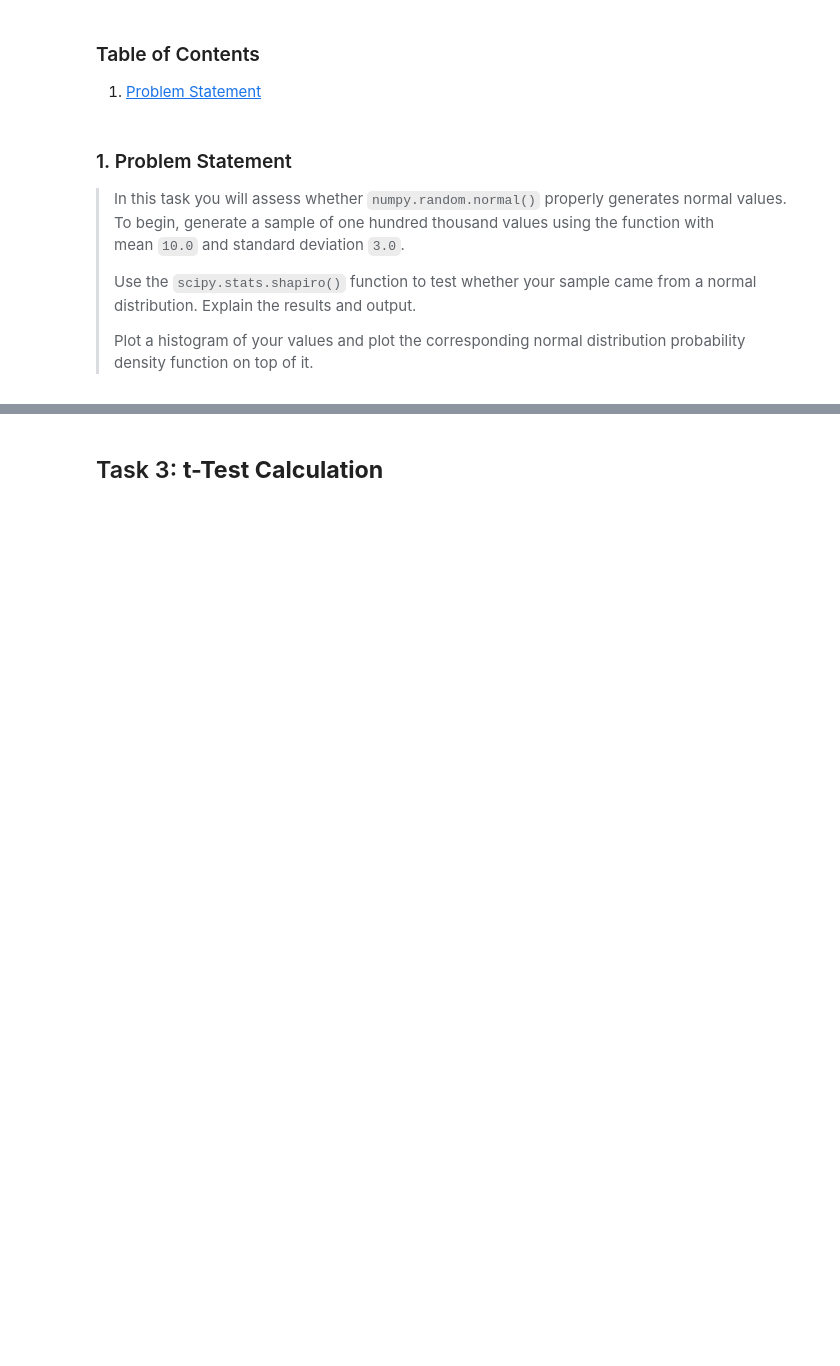
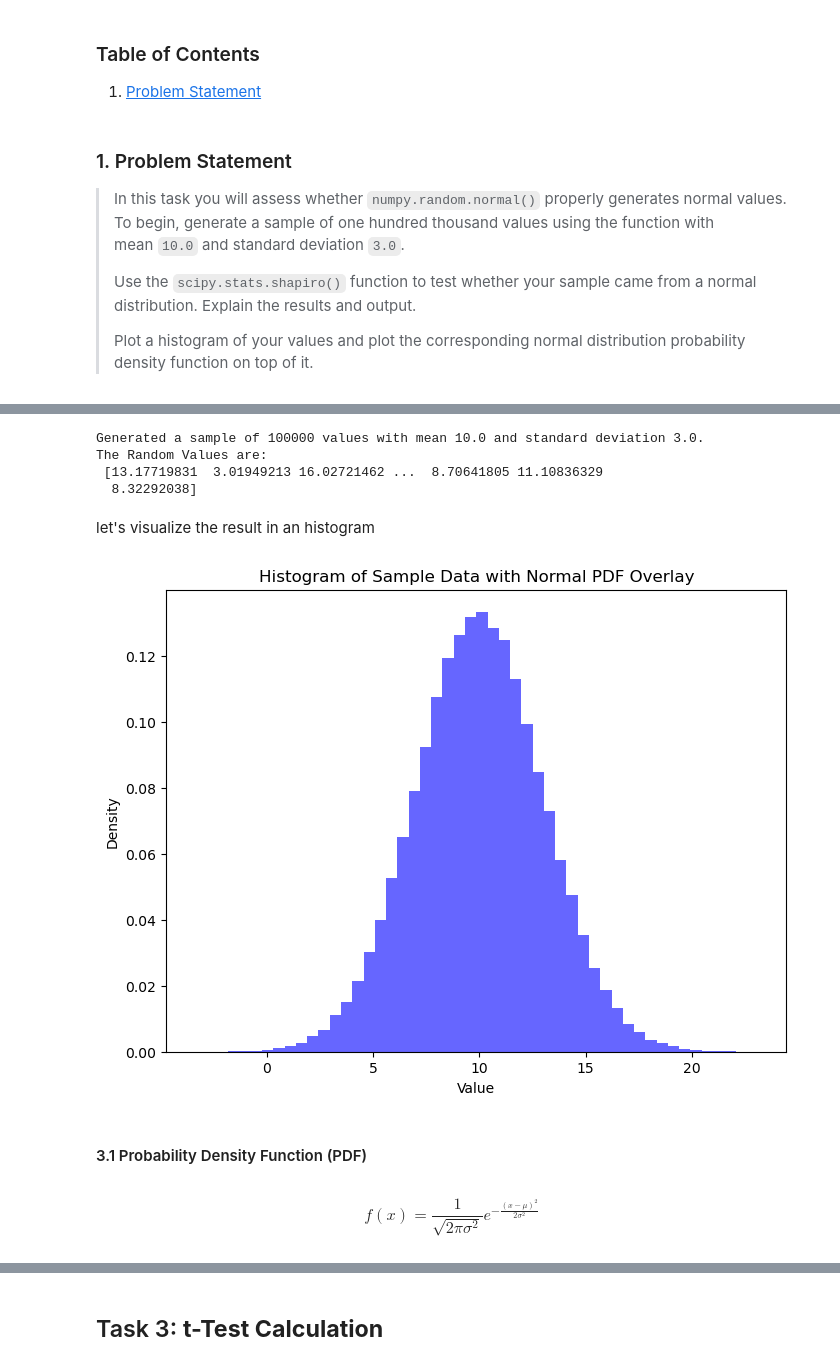
Before and after one commit to C-3sc0/applied_statistics, a Jupyter notebook: tasks.ipynb, the cells around one changed output, grey strips where cells are left out. Cells and saved outputs as stored; diff of their text form; code cells hidden in the pictures; blank space fills up the shorter version.

Commit message:
overlay normal distribution and PDF to the sample values

```diff
--- a/tasks.ipynb
+++ b/tasks.ipynb
@@ -463,0 +489,30 @@ The results are now clear: as the number of correctly chosen cups increases, the
+# %%
+# define Mean and Standard Deviation
+mu = 10.0
+sigma = 3.0
+sample_size = 100000
+
+random_sample = np.random.normal(loc=mu, scale=sigma, size=sample_size)
+
+print(f"Generated a sample of {sample_size} values with mean {mu} and standard deviation {sigma}.")
+print(f"The Random Values are:\n {random_sample}")
+# %% [output]
+Generated a sample of 100000 values with mean 10.0 and standard deviation 3.0.
+The Random Values are:
+ [13.17719831  3.01949213 16.02721462 ...  8.70641805 11.10836329
+  8.32292038]
+# %% [markdown]
+let's visualize the result in an histogram
+# %%
+fig, ax = plt.subplots(figsize=(8,6))
+ax.hist(random_sample, bins=50, density=True, alpha=0.6, color='b')
+ax.set_title("Histogram of Sample Data with Normal PDF Overlay")
+ax.set_xlabel("Value")
+ax.set_ylabel("Density")
+plt.show()
+# %% [output]
+[figure, added]
+# %% [markdown]
+#### 3.1 Probability Density Function (PDF)
+# %% [markdown]
+$$f(x) = \frac{1}{\sqrt{2\pi\sigma^2}} e^{-\frac{(x - \mu)^2}{2\sigma^2}}$$
```
Also changed, not shown: parts of 9 cells of this notebook.
